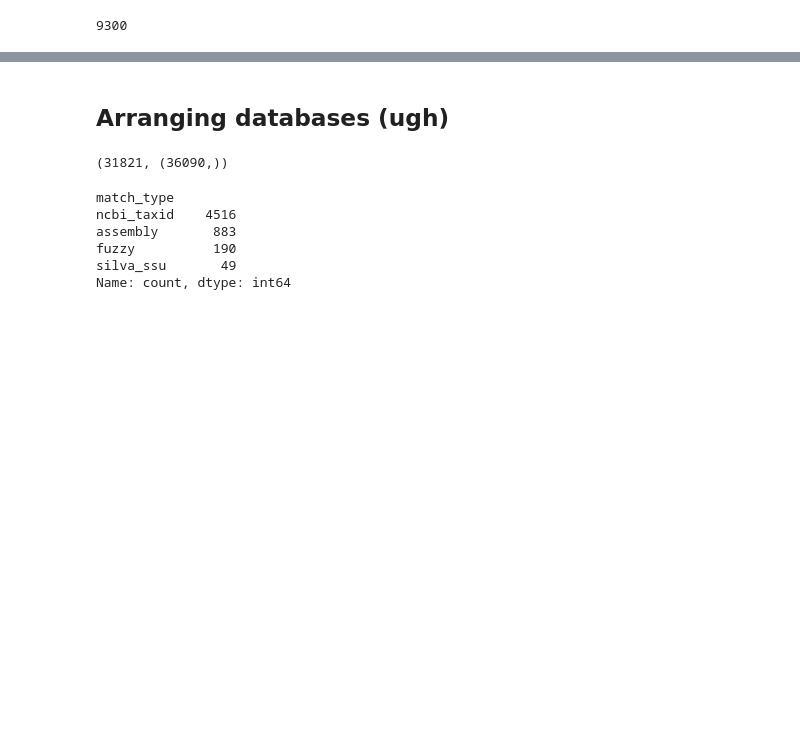
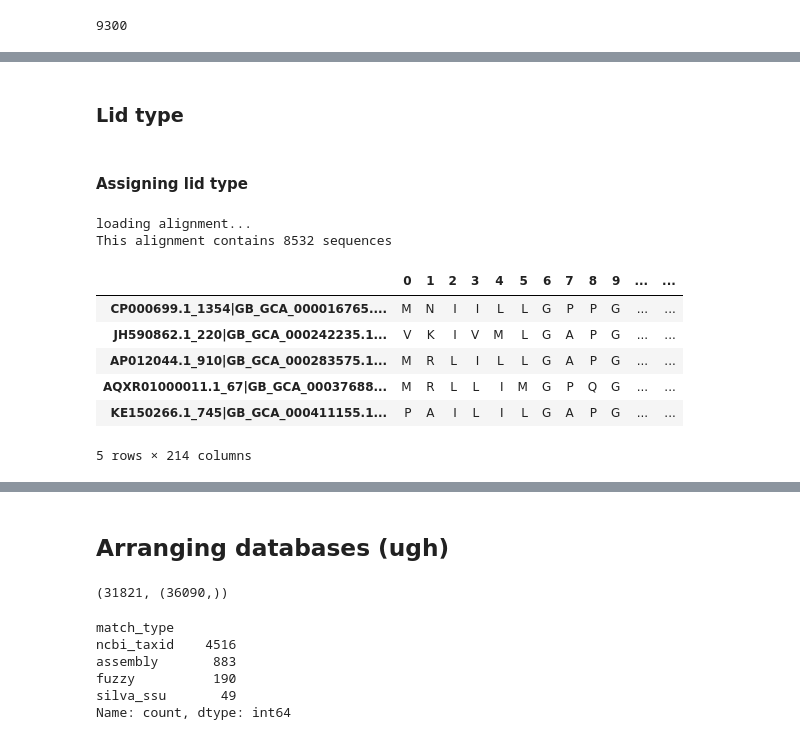
Before and after one commit to realmichaelhoffert/adenylate_kinase_ogt, a Jupyter notebook: notebooks/01_compile_data.ipynb, the cells around one changed output, grey strips where cells are left out. Drawn from its saved outputs; the diff is of its cells as text; code cells hidden in the pictures; blank space fills up the shorter version.

```diff
--- a/notebooks/01_compile_data.ipynb
+++ b/notebooks/01_compile_data.ipynb
@@ -96,0 +125,23 @@ rosetta_df = rosetta_df.groupby('genome_id').mean(numeric_only=True)
+# %% [markdown]
+### Lid type
+# %% [markdown]
+#### Assigning lid type
+# %%
+# algorithm which examines the lid
+print('loading alignment...')
+with open('./../data/high_qual_alignments/backbone.filtered_only.afa', 'r') as handle:
+    lines = [pd.Series(index=range(len(r.seq)), data=[i for i in str(r.seq)], name=r.id) for r in SeqIO.parse(handle, 'fasta')]
+
+filtered_aln_df = pd.concat(lines, axis=1).T
+print(f'This alignment contains {filtered_aln_df.shape[0]} sequences')
+filtered_aln_df.head()
+# %% [output]
+loading alignment...
+This alignment contains 8532 sequences
+|  | 0 | 1 | 2 | 3 | 4 | 5 | 6 | 7 | 8 | 9 | ... | ... |
+| CP000699.1_1354|GB_GCA_000016765.... | M | N | I | I | L | L | G | P | P | G | ... | ... |
+| JH590862.1_220|GB_GCA_000242235.1... | V | K | I | V | M | L | G | A | P | G | ... | ... |
+| AP012044.1_910|GB_GCA_000283575.1... | M | R | L | I | L | L | G | A | P | G | ... | ... |
+| AQXR01000011.1_67|GB_GCA_00037688... | M | R | L | L | I | M | G | P | Q | G | ... | ... |
+| KE150266.1_745|GB_GCA_000411155.1... | P | A | I | L | I | L | G | A | P | G | ... | ... |
+5 rows × 214 columns
```
Also changed, not shown: parts of 29 cells of this notebook.
